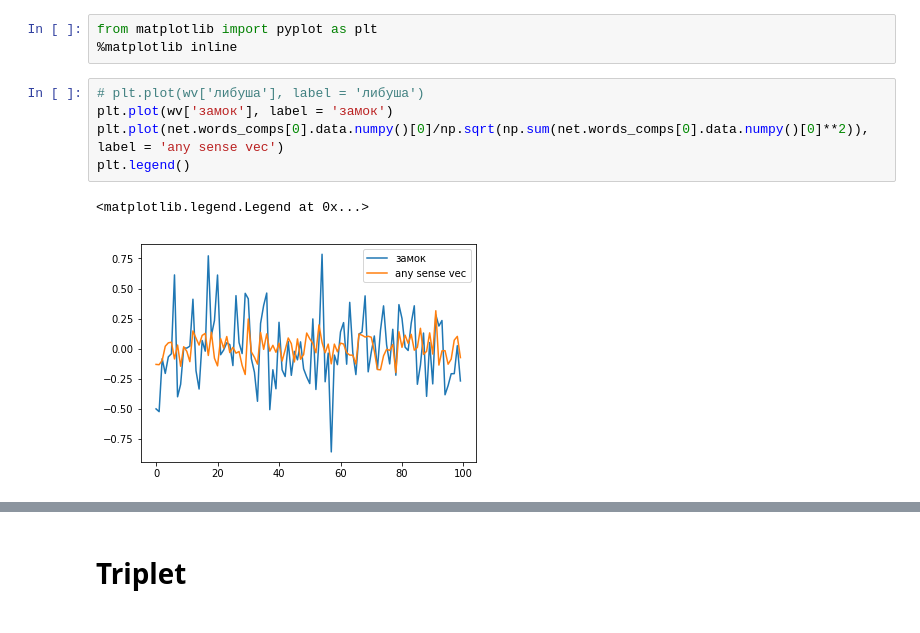
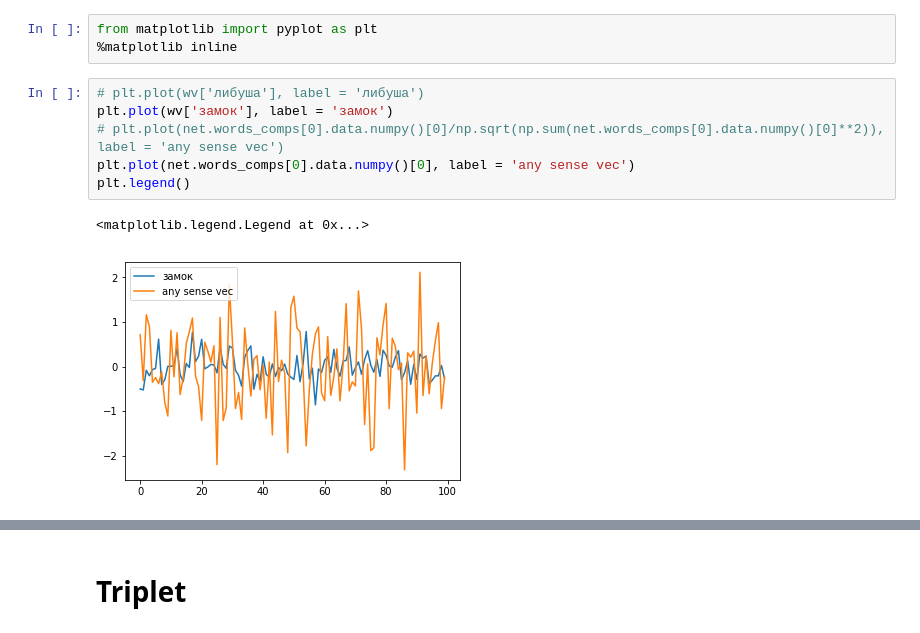
Before and after one commit to fogside/russe_wsi, a Jupyter notebook: notebooks/pyTorchModel_var2.ipynb, the cells around one changed output, grey strips where cells are left out. Drawn from its saved outputs; the diff is of its cells as text.

```diff
--- a/notebooks/pyTorchModel_var2.ipynb
+++ b/notebooks/pyTorchModel_var2.ipynb
@@ -346,11 +346,12 @@ from matplotlib import pyplot as plt
 # %%
 # plt.plot(wv['либуша'], label = 'либуша')
 plt.plot(wv['замок'], label = 'замок')
-plt.plot(net.words_comps[0].data.numpy()[0]/np.sqrt(np.sum(net.words_comps[0].data.numpy()[0]**2)), label = 'any sense vec')
+# plt.plot(net.words_comps[0].data.numpy()[0]/np.sqrt(np.sum(net.words_comps[0].data.numpy()[0]**2)), label = 'any sense vec')
+plt.plot(net.words_comps[0].data.numpy()[0], label = 'any sense vec')
 plt.legend()
 # %% [output]
 <matplotlib.legend.Legend at 0x...>
-[figure, old version]
+[figure, new version]
 # %%
 plt.plot(net.words_comps[0].data.numpy()[0])
 plt.plot(net.words_comps[0].data.numpy()[1])
```
Also changed, not shown: parts of 17 cells of this notebook.
